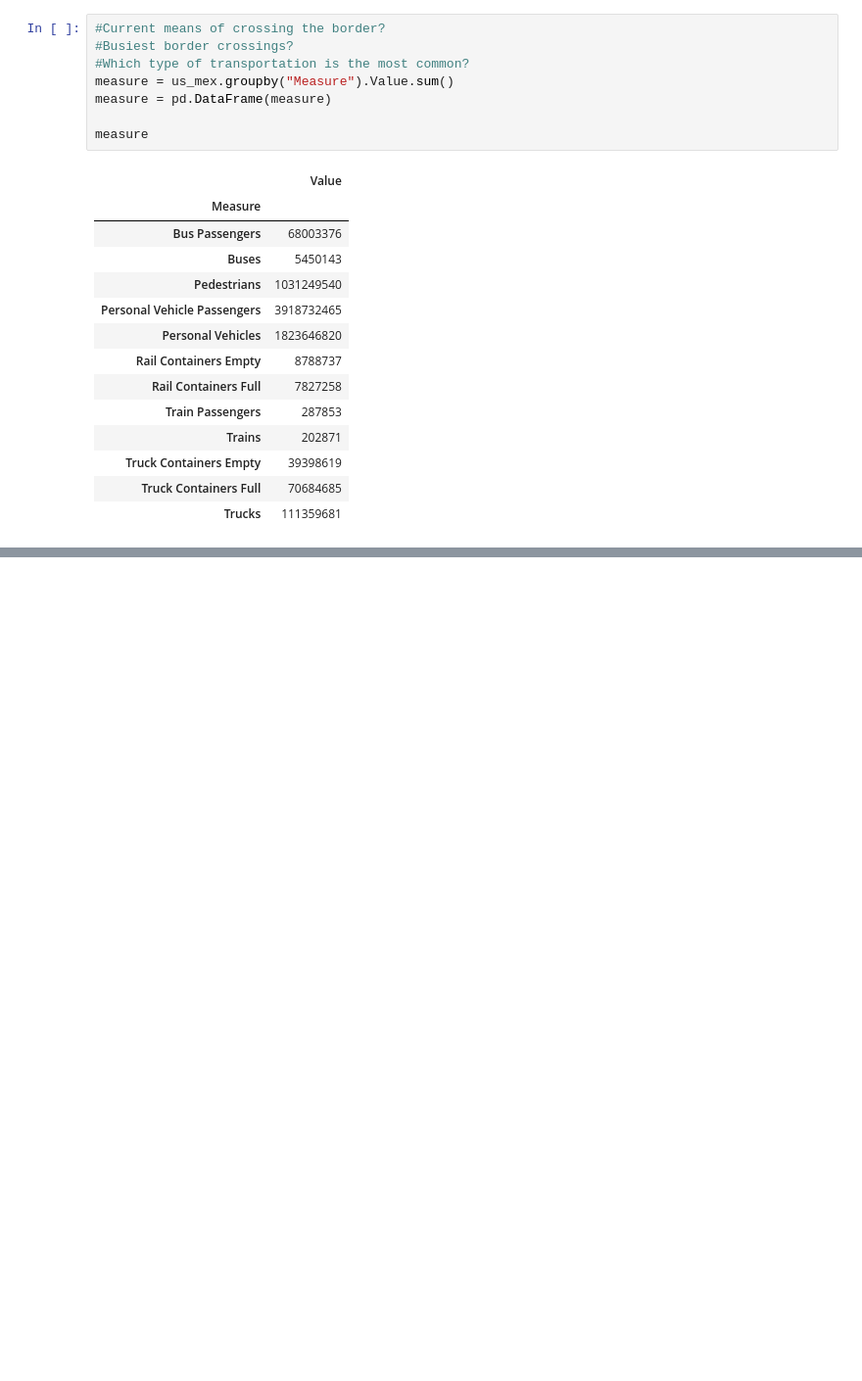
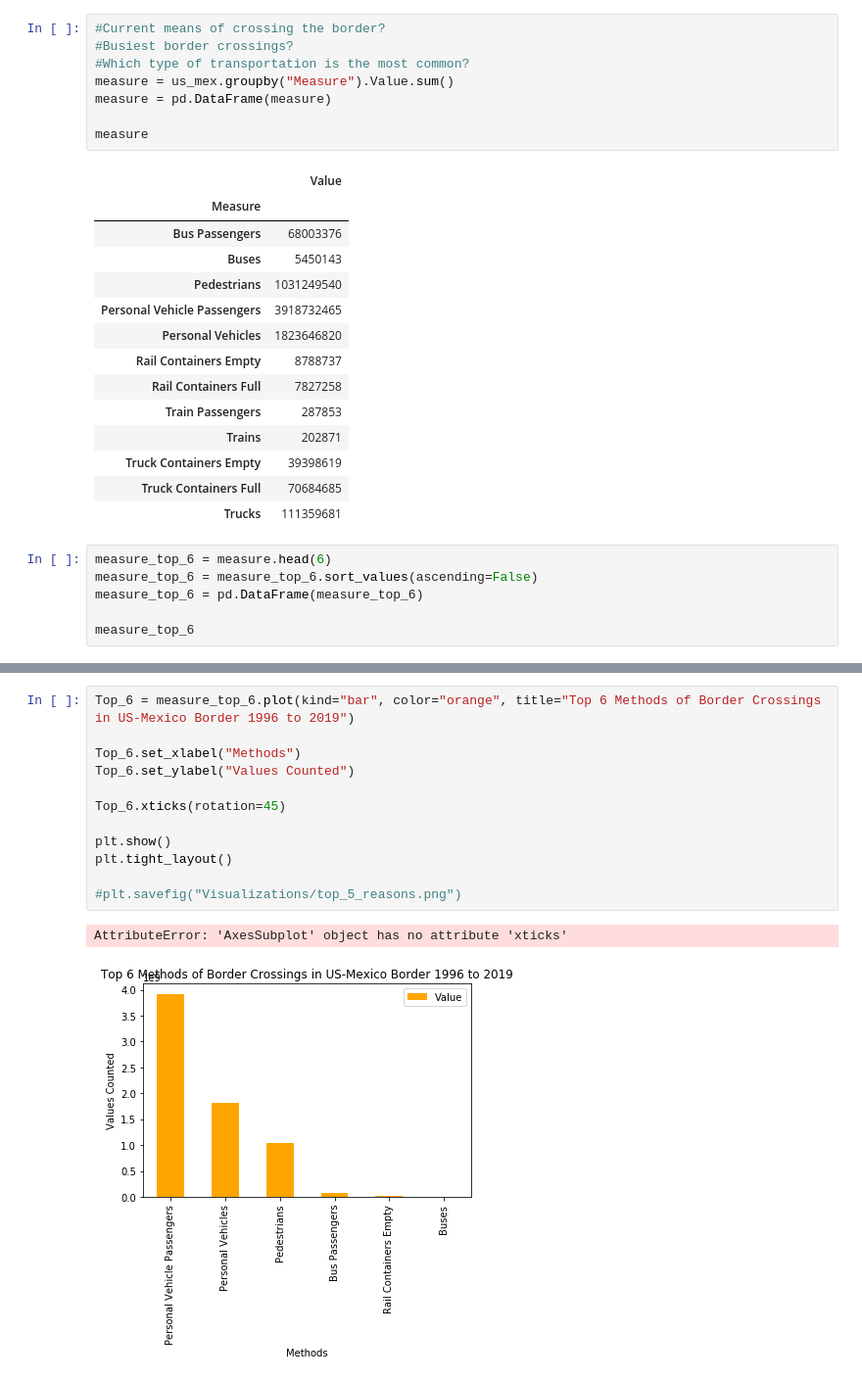
Before and after one commit to irwinmier96/Extra_Side_Projects, a Jupyter notebook: Border Crossings/us_mexico.ipynb, the cells around one changed output, grey strips where cells are left out. Shown at 98% size. Drawn from its saved outputs; the diff is of its cells as text; blank space fills up the shorter version.

Commit message:
visualizations created

```diff
--- a/Border Crossings/us_mexico.ipynb
+++ b/Border Crossings/us_mexico.ipynb
@@ -49,3 +49,9 @@ measure
 | Truck Containers Empty | 39398619 |
 | Truck Containers Full | 70684685 |
 | Trucks | 111359681 |
+# %%
+measure_top_6 = measure.head(6)
+measure_top_6 = measure_top_6.sort_values(ascending=False)
+measure_top_6 = pd.DataFrame(measure_top_6)
+
+measure_top_6
@@ -51,0 +67,15 @@ measure
+# %%
+Top_6 = measure_top_6.plot(kind="bar", color="orange", title="Top 6 Methods of Border Crossings in US-Mexico Border 1996 to 2019")
+
+Top_6.set_xlabel("Methods")
+Top_6.set_ylabel("Values Counted")
+
+Top_6.xticks(rotation=45)
+
+plt.show()
+plt.tight_layout()
+
+#plt.savefig("Visualizations/top_5_reasons.png")
+# %% [output]
+AttributeError: 'AxesSubplot' object has no attribute 'xticks'
+[figure, added]
```
Also changed, not shown: parts of 1 cell of this notebook.
